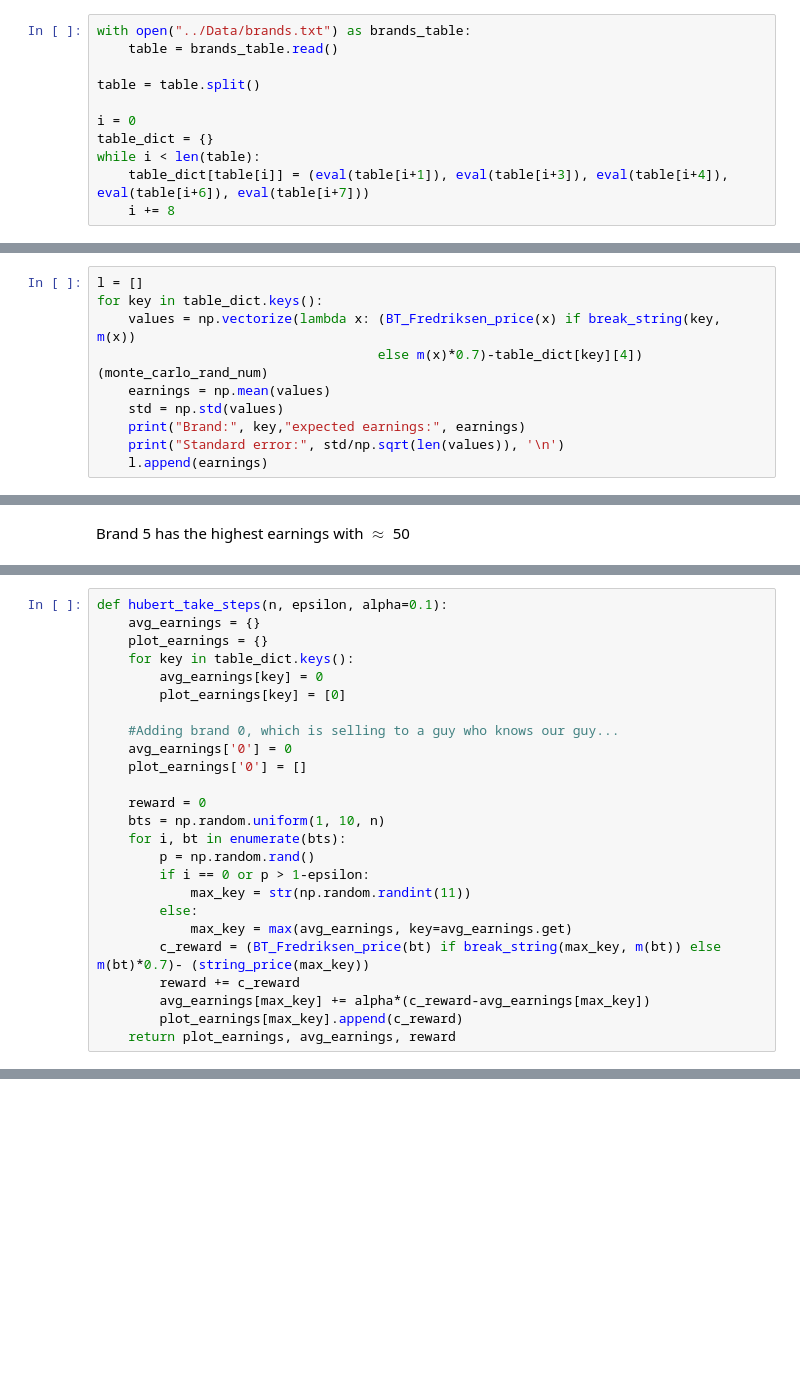
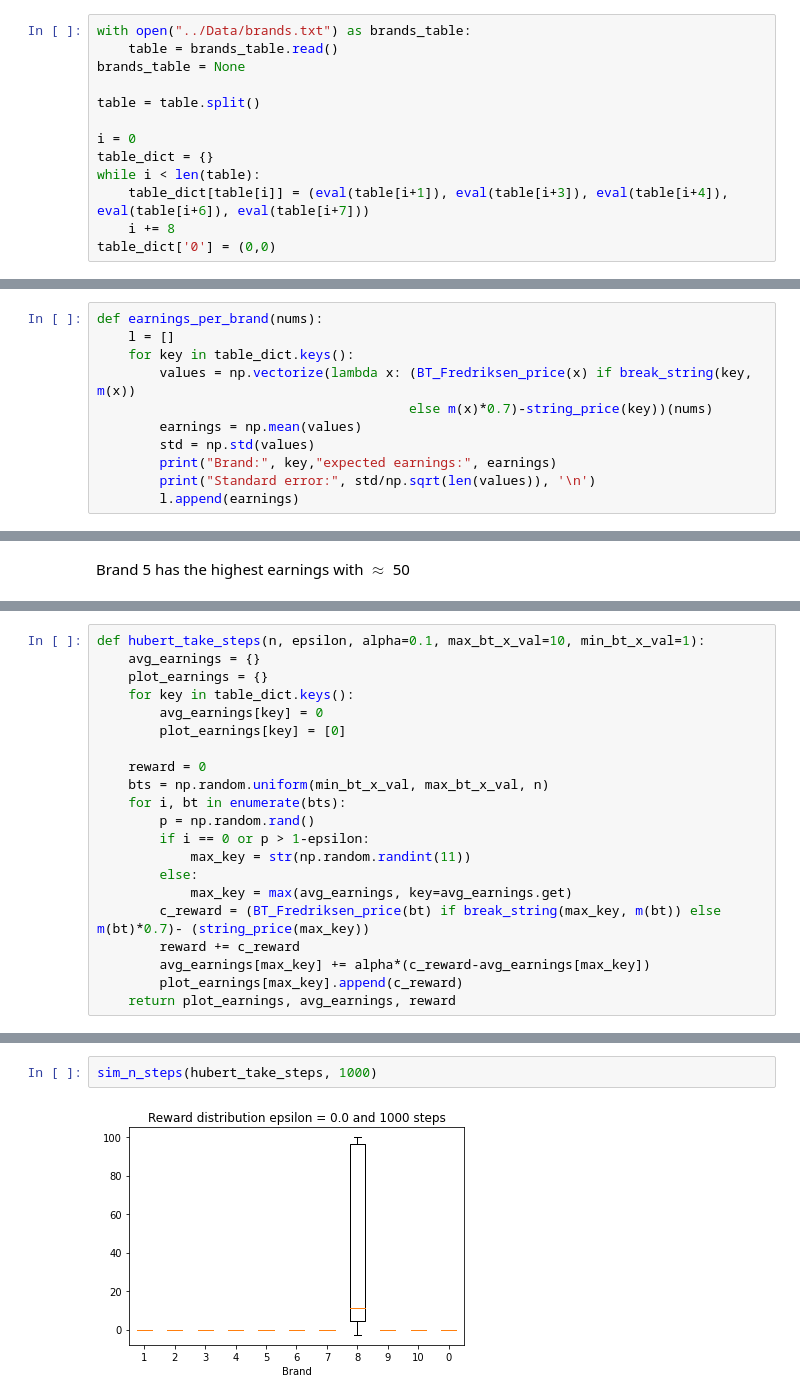
Before and after one commit to TrellixVulnTeam/INF368_65ZU, a Jupyter notebook: Weekly_Tasks/week2.ipynb, the cells around one changed output, grey strips where cells are left out. Drawn from its saved outputs; the diff is of its cells as text; blank space fills up the shorter version.

```diff
--- a/Weekly_Tasks/week2.ipynb
+++ b/Weekly_Tasks/week2.ipynb
@@ -62,6 +70,7 @@ Approximate $\approx$ 103.85
 # %%
 with open("../Data/brands.txt") as brands_table:
     table = brands_table.read()
+brands_table = None
 
 table = table.split()
 
@@ -70,6 +79,7 @@ table_dict = {}
 while i < len(table):
     table_dict[table[i]] = (eval(table[i+1]), eval(table[i+3]), eval(table[i+4]), eval(table[i+6]), eval(table[i+7]))
     i += 8
+table_dict['0'] = (0,0)
 # %%
 def prob(m, lamb, k):
     y = -(m/(1+(np.abs(lamb))))**(1+np.abs(k))
@@ -86,12 +96,13 @@ def break_string(brand, m):
 def string_price(brand):
     return table_dict[brand][4] if brand != '0' else 0
 # %%
-l = []
-for key in table_dict.keys():
-    values = np.vectorize(lambda x: (BT_Fredriksen_price(x) if break_string(key, m(x))
-                                    else m(x)*0.7)-table_dict[key][4])(monte_carlo_rand_num)
-    earnings = np.mean(values)
-    std = np.std(values)
-    print("Brand:", key,"expected earnings:", earnings)
-    print("Standard error:", std/np.sqrt(len(values)), '\n')
-    l.append(earnings)
+def earnings_per_brand(nums):
+    l = []
+    for key in table_dict.keys():
+        values = np.vectorize(lambda x: (BT_Fredriksen_price(x) if break_string(key, m(x))
+                                        else m(x)*0.7)-string_price(key))(nums)
+        earnings = np.mean(values)
+        std = np.std(values)
+        print("Brand:", key,"expected earnings:", earnings)
+        print("Standard error:", std/np.sqrt(len(values)), '\n')
+        l.append(earnings)
@@ -132,17 +149,13 @@ The expected value of a uniformly random choice brand is $\approx$ 34.6, so Hube
 # %%
-def hubert_take_steps(n, epsilon, alpha=0.1):
+def hubert_take_steps(n, epsilon, alpha=0.1, max_bt_x_val=10, min_bt_x_val=1):
     avg_earnings = {}
     plot_earnings = {}
     for key in table_dict.keys():
         avg_earnings[key] = 0
         plot_earnings[key] = [0]
 
-    #Adding brand 0, which is selling to a guy who knows our guy...
-    avg_earnings['0'] = 0
-    plot_earnings['0'] = []
-
     reward = 0
-    bts = np.random.uniform(1, 10, n)
+    bts = np.random.uniform(min_bt_x_val, max_bt_x_val, n)
     for i, bt in enumerate(bts):
         p = np.random.rand()
         if i == 0 or p > 1-epsilon:
@@ -211,0 +213,4 @@ plt.show()
+# %%
+sim_n_steps(hubert_take_steps, 1000)
+# %% [output]
+[figure, added]
```
Also changed, not shown: parts of 23 cells of this notebook, 1 other file.
